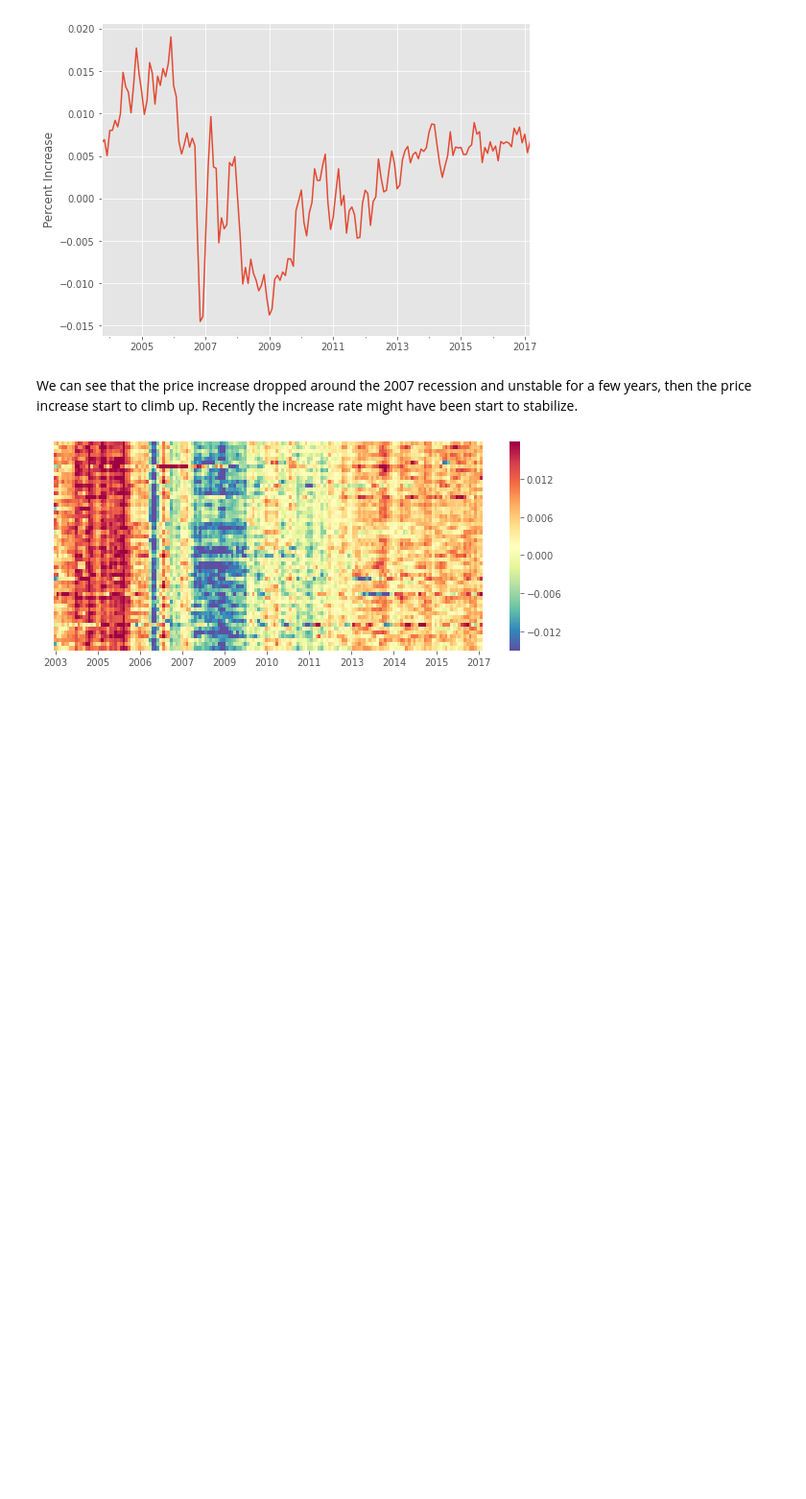
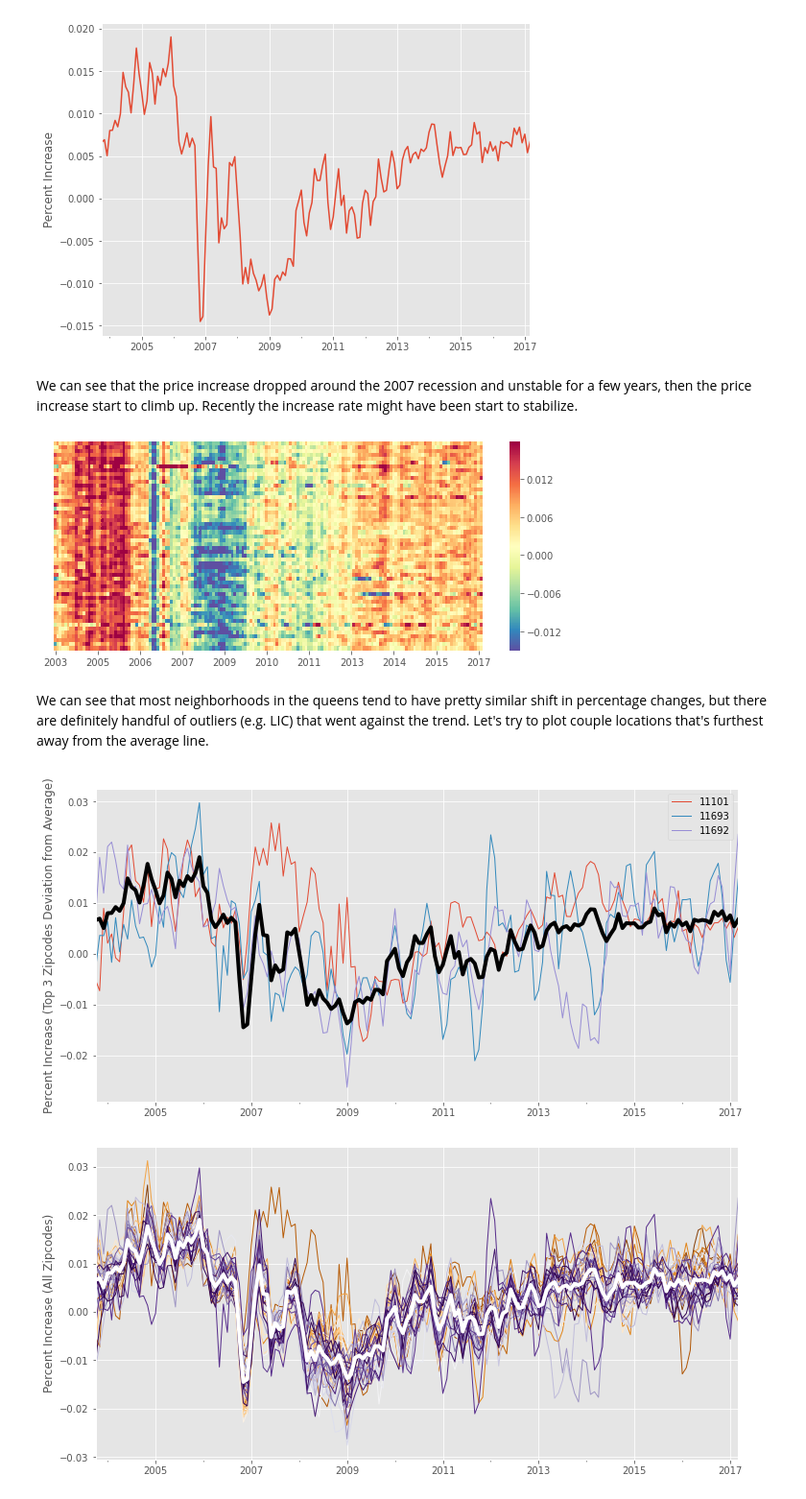
Before and after one commit to stereopickle/real_estate_prediction, a Jupyter notebook: 010.Exploratory_Data_Analysis.ipynb, the cells around one changed output. Shown: that part at 96% size. Saved outputs shown, nothing was run; the diff lists cells and outputs as text; code cells hidden in the pictures; blank space fills up the shorter version.

Commit message:
adding more visualizations

```diff
--- a/010.Exploratory_Data_Analysis.ipynb
+++ b/010.Exploratory_Data_Analysis.ipynb
@@ -27,13 +27,14 @@ df.head(2)
 I'll create a train only dataset to look at.
 # %%
 trdf = df.iloc[:int(len(df)*.8)]
+# %%
+trdf.index = pd.to_datetime(trdf.index)
 # %% [markdown]
 ## Average Values of Homes
 Let's see what's the average values of homes in Queens in general.
 # %%
-tmp = np.mean(trdf, axis = 1)
-tmp.index = pd.to_datetime(tmp.index)
-ax = tmp.plot(figsize = (8, 6))
+mean = np.mean(trdf, axis = 1)
+ax = mean.plot(figsize = (8, 6))
 plt.ylabel('Percent Increase')
 plt.show()
 # %% [output]
@@ -51,3 +52,30 @@ ax = sns.heatmap(tmp.T, robust = True, cmap = 'Spectral_r',
 plt.show()
 # %% [output]
 [figure]
+# %% [markdown]
+We can see that most neighborhoods in the queens tend to have pretty similar shift in percentage changes, but there are definitely handful of outliers (e.g. LIC) that went against the trend. Let's try to plot couple locations that's furthest away from the average line.
+# %%
+# calculate absolute difference
+diff_df = trdf.apply(lambda x: abs(x-mean))
+# %%
+# add up
+diffs = np.sum(diff_df, axis = 0).sort_values(ascending = False)
+# %%
+# choose top 3
+max_diff_zips = diffs.index[0:3]
+
+select_vals = trdf[max_diff_zips]
+select_vals.index = pd.to_datetime(select_vals.index)
+select_vals.plot(figsize = (12, 6), lw = 1)
+mean.plot(c = 'black', lw = 4)
+plt.ylabel('Percent Increase (Top 3 Zipcodes Deviation from Average)')
+plt.show()
+
+trdf.plot(figsize = (12, 6), lw = 1, cmap = 'PuOr')
+mean.plot(c = 'white', lw = 4)
+plt.legend().set_visible(False)
+plt.ylabel('Percent Increase (All Zipcodes)')
+plt.show()
+# %% [output]
+[figure, added]
+[figure, added]
```
Also changed, not shown: parts of 1 cell of this notebook.
